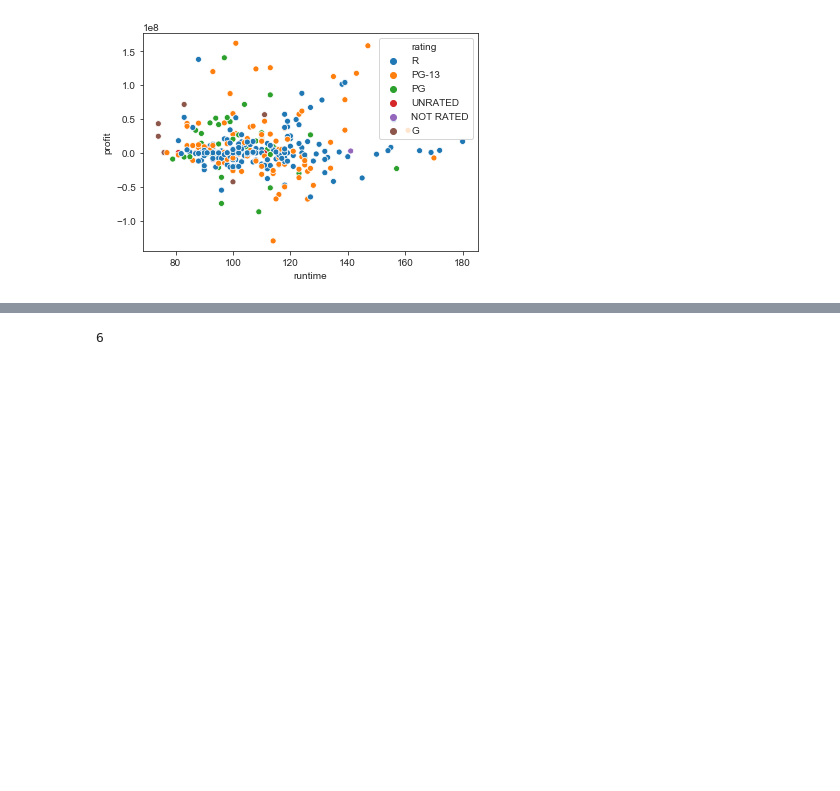
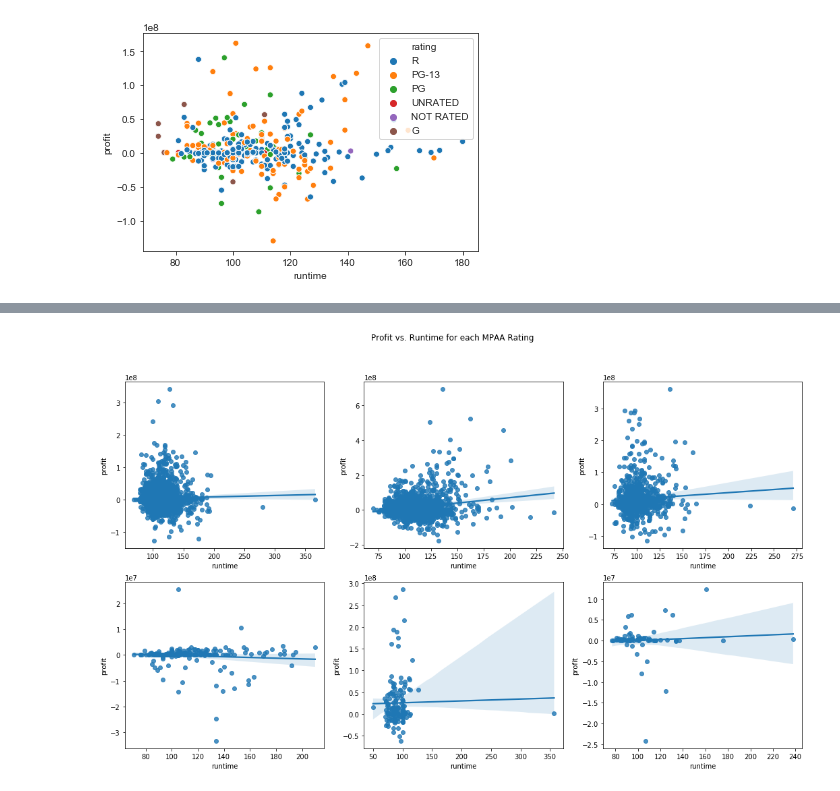
Before and after one commit to mrozenva/dsc-phase-1-project-campus, a Jupyter notebook: data_inspection.ipynb, the cells around one changed output, grey strips where cells are left out. Drawn from its saved outputs; the diff is of its cells as text; code cells hidden in the pictures; blank space fills up the shorter version.

```diff
--- a/data_inspection.ipynb
+++ b/data_inspection.ipynb
@@ -458,6 +486,7 @@ def create_ratings_subplots_from_dfs_list(dfs_list):
 # %%
 dfs_list = create_kaggle_ratings_dfs_for_subplots(kaggle_movies)
 # create_ratings_subplots_from_dfs_list(dfs_list)
-len(list_to_six_subplot_tuple(dfs_list)[0])
+# len(list_to_six_subplot_tuple(dfs_list)[1])
+ratings_subplots(dfs_list)
 # %% [output]
-6
+[figure, added]
```
Also changed, not shown: parts of 5 cells of this notebook.
